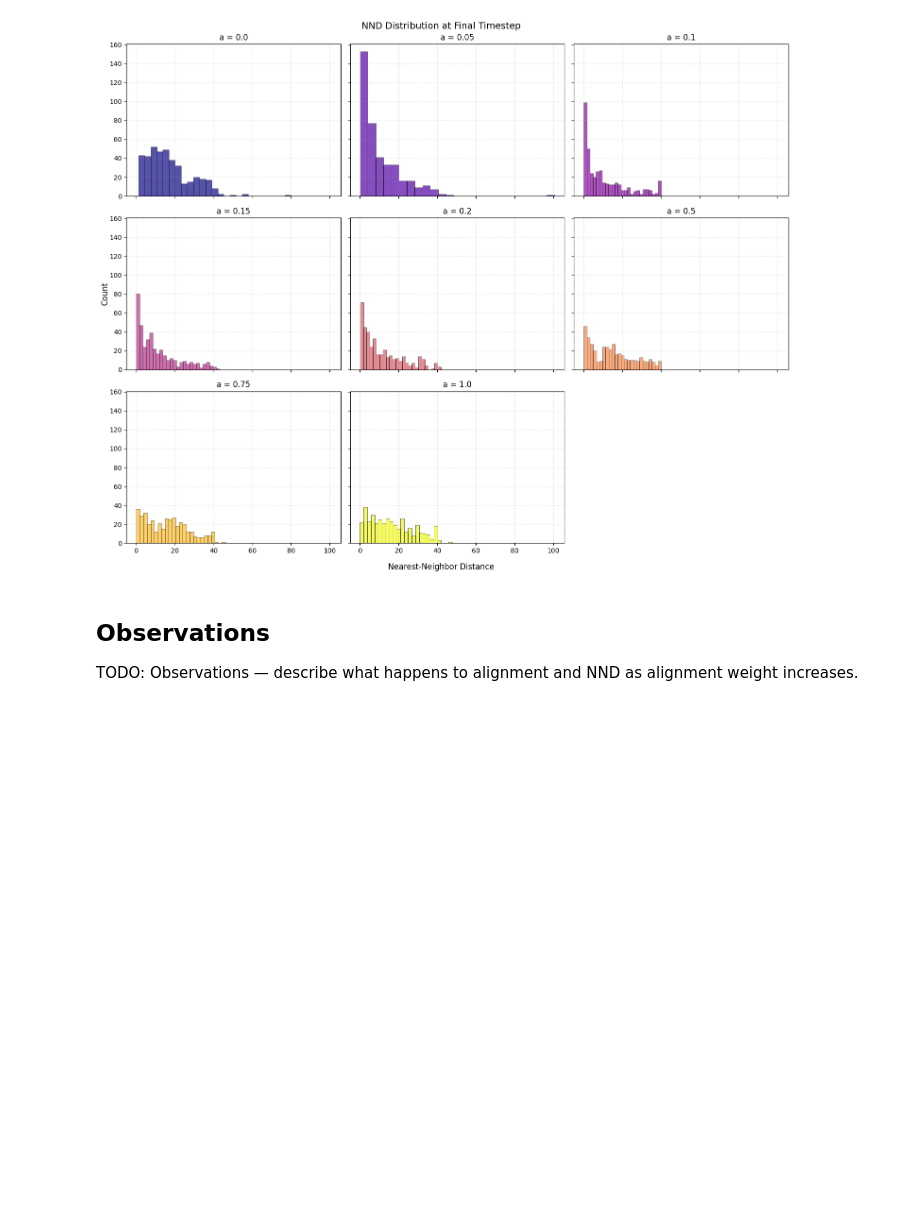
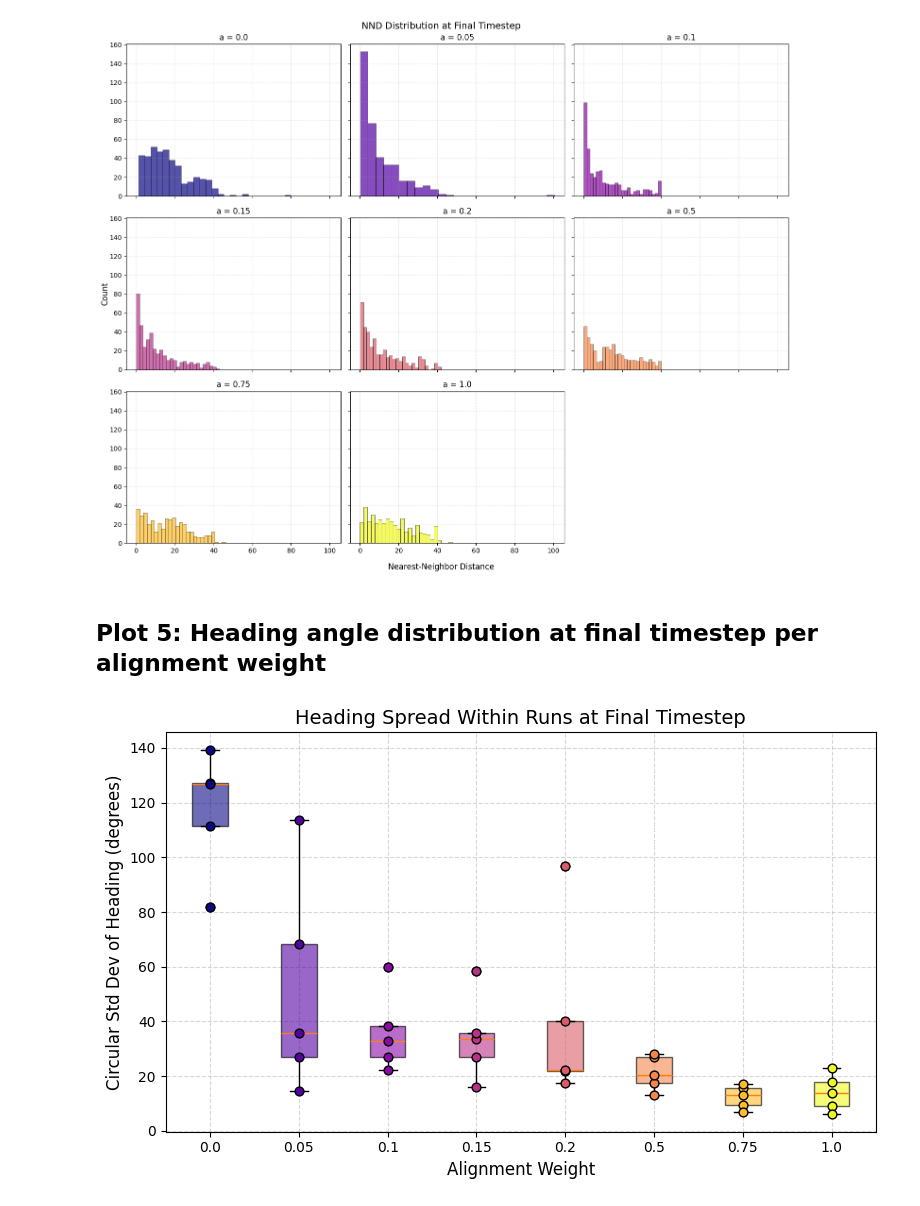
Before and after one commit to VictoriousGladiator/NaturalComputing, a Jupyter notebook: A3/si-exercises/exercise_boids/analysis/experiment_alignment.ipynb, the cells around one changed output. Cells and saved outputs as stored; diff of their text form; code cells hidden in the pictures; blank space fills up the shorter version.

```diff
--- a/A3/si-exercises/exercise_boids/analysis/experiment_alignment.ipynb
+++ b/A3/si-exercises/exercise_boids/analysis/experiment_alignment.ipynb
@@ -268,7 +252,57 @@ plt.tight_layout()
 plt.show()
 # %% [output]
 [figure]
-# %% [markdown]
-## Observations
-
-TODO: Observations — describe what happens to alignment and NND as alignment weight increases.
+# %% [markdown]
+## Plot 5: Heading angle distribution at final timestep per alignment weight
+# %%
+# Circular standard deviation per run at the final timestep
+circ_std_records = []
+
+for w in ALIGNMENT_WEIGHTS:
+    for run in range(1, N_REPLICATES + 1):
+        df = all_data[(w, run)]
+        vdf = velocity(df.copy())
+        vdf = vdf[vdf['speed'] > 0]
+        t_final = vdf['time'].max()
+        final = vdf[vdf['time'] == t_final]
+
+        # Heading angles in radians
+        theta = np.arctan2(final['dy'].values, final['dx'].values)
+        n = len(theta)
+
+        # Mean resultant length R
+        R = np.sqrt(np.sum(np.cos(theta))**2 + np.sum(np.sin(theta))**2) / n
+
+        # Circular std dev (in degrees); clamp R to avoid log(0)
+        R_clamped = min(R, 1.0 - 1e-10)
+        circ_std_deg = np.degrees(np.sqrt(-2 * np.log(R_clamped)))
+
+        circ_std_records.append({'weight': w, 'run': run, 'circ_std': circ_std_deg})
+
+circ_std_df = pd.DataFrame(circ_std_records)
+
+# Boxplot
+fig, ax = plt.subplots(figsize=(8, 5))
+
+box_data = [circ_std_df[circ_std_df['weight'] == w]['circ_std'].values for w in ALIGNMENT_WEIGHTS]
+bp = ax.boxplot(box_data, positions=range(len(ALIGNMENT_WEIGHTS)), widths=0.4, patch_artist=True)
+
+for i, (patch, w) in enumerate(zip(bp['boxes'], ALIGNMENT_WEIGHTS)):
+    patch.set_facecolor(colors[w])
+    patch.set_alpha(0.6)
+
+# Overlay individual points
+for i, w in enumerate(ALIGNMENT_WEIGHTS):
+    vals = circ_std_df[circ_std_df['weight'] == w]['circ_std'].values
+    ax.scatter([i]*len(vals), vals, color=colors[w], edgecolor='black', s=40, zorder=3)
+
+ax.set_xticks(range(len(ALIGNMENT_WEIGHTS)))
+ax.set_xticklabels([str(w) for w in ALIGNMENT_WEIGHTS])
+ax.set_xlabel('Alignment Weight', fontsize=12)
+ax.set_ylabel('Circular Std Dev of Heading (degrees)', fontsize=12)
+ax.set_title('Heading Spread Within Runs at Final Timestep', fontsize=14)
+ax.grid(True, linestyle='--', alpha=0.5)
+plt.tight_layout()
+plt.show()
+# %% [output]
+[figure, added]
```
Also changed, not shown: parts of 2 cells of this notebook, 10 other files.
